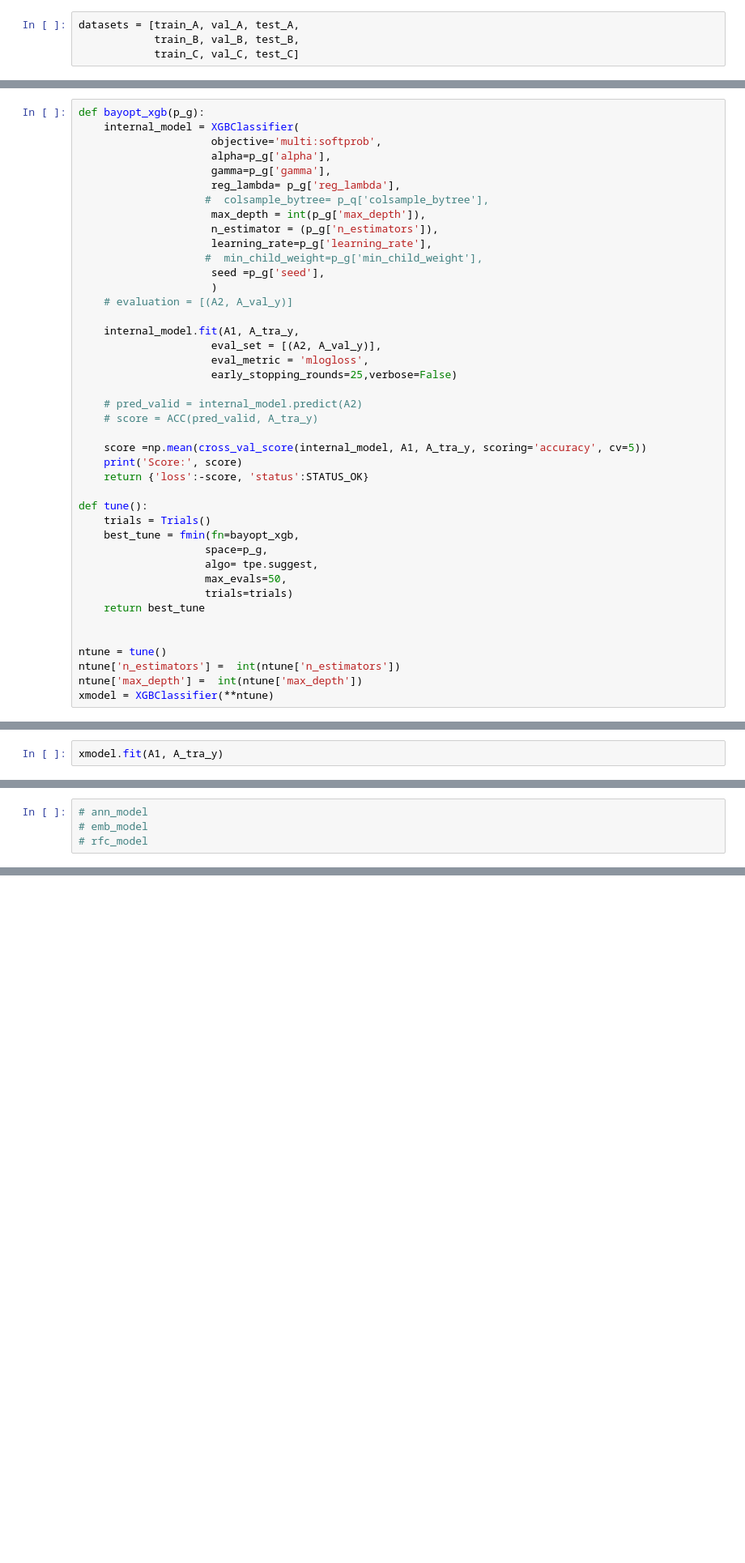
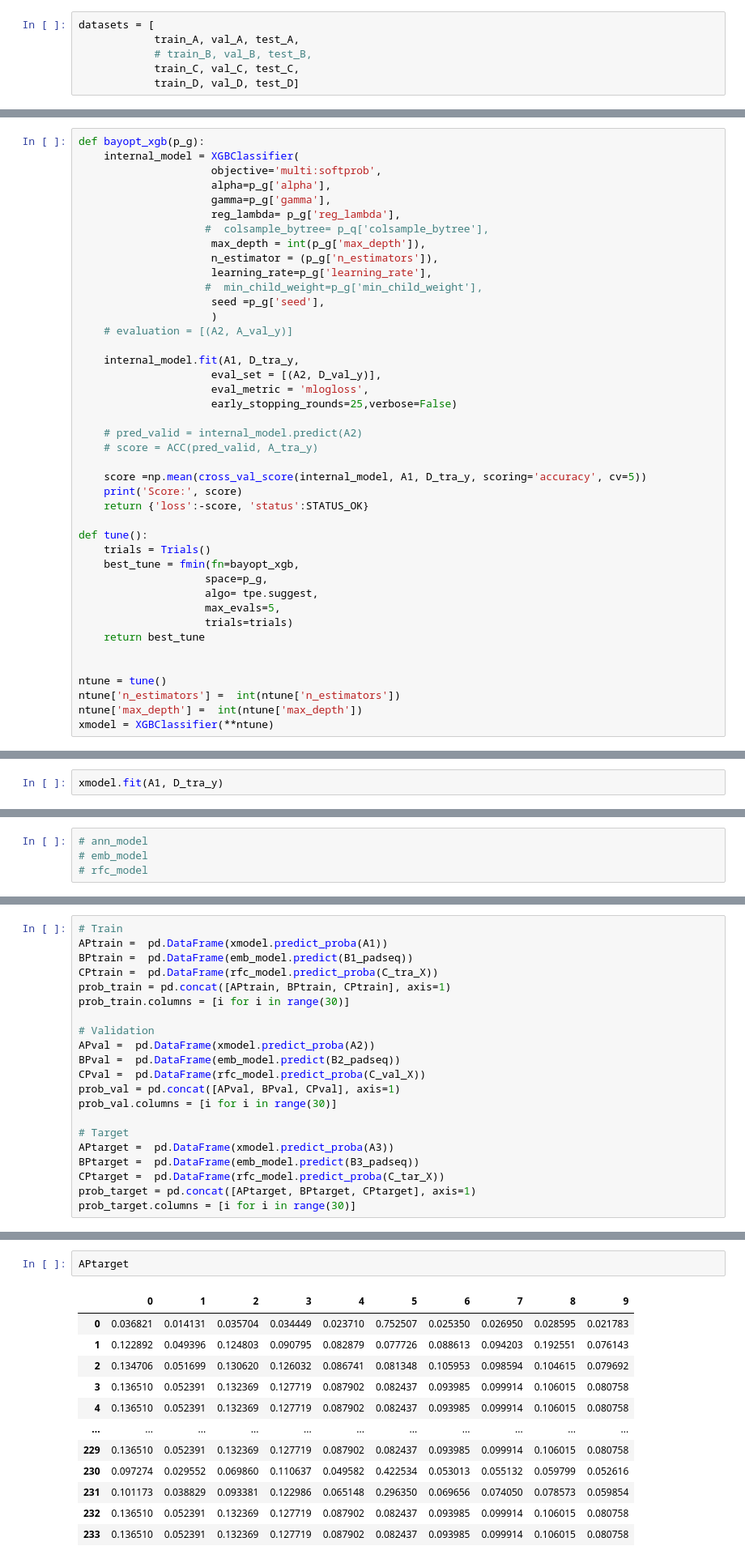
Before and after one commit to DataJakob/TDT4310-Intelligent-Textual-Analysis-And-Language-Understanding, a Jupyter notebook: model-and-eval.ipynb, the cells around one changed output, grey strips where cells are left out. Shown at 81% size. Drawn from its saved outputs; the diff is of its cells as text; blank space fills up the shorter version.

```diff
--- a/model-and-eval.ipynb
+++ b/model-and-eval.ipynb
@@ -33,6 +37,8 @@ test_C = pd.read_csv('data/test_C.csv')
 # %% [markdown]
 <h2> 2. Data preprocessing </h2>
 # %%
-datasets = [train_A, val_A, test_A,
-            train_B, val_B, test_B,
-            train_C, val_C, test_C]
+datasets = [
+            train_A, val_A, test_A,
+            # train_B, val_B, test_B,
+            train_C, val_C, test_C,
+            train_D, val_D, test_D]
@@ -217,15 +256,15 @@ def bayopt_xgb(p_g):
                      )
     # evaluation = [(A2, A_val_y)]
 
-    internal_model.fit(A1, A_tra_y,
-                     eval_set = [(A2, A_val_y)],
+    internal_model.fit(A1, D_tra_y,
+                     eval_set = [(A2, D_val_y)],
                      eval_metric = 'mlogloss',
                      early_stopping_rounds=25,verbose=False)
 
     # pred_valid = internal_model.predict(A2)
     # score = ACC(pred_valid, A_tra_y)
 
-    score =np.mean(cross_val_score(internal_model, A1, A_tra_y, scoring='accuracy', cv=5))
+    score =np.mean(cross_val_score(internal_model, A1, D_tra_y, scoring='accuracy', cv=5))
     print('Score:', score)
     return {'loss':-score, 'status':STATUS_OK}
 
@@ -234,7 +273,7 @@ def tune():
     best_tune = fmin(fn=bayopt_xgb,
                     space=p_g,
                     algo= tpe.suggest,
-                    max_evals=50,
+                    max_evals=5,
                     trials=trials)
     return best_tune
 
@@ -264,3 +296,3 @@ Score:
 # %%
-xmodel.fit(A1, A_tra_y)
+xmodel.fit(A1, D_tra_y)
 # %% [output]
@@ -596,0 +639,21 @@ ACC(final_preds, A_tar_y)
+# %%
+# Train
+APtrain =  pd.DataFrame(xmodel.predict_proba(A1))
+BPtrain =  pd.DataFrame(emb_model.predict(B1_padseq))
+CPtrain =  pd.DataFrame(rfc_model.predict_proba(C_tra_X))
+prob_train = pd.concat([APtrain, BPtrain, CPtrain], axis=1)
+prob_train.columns = [i for i in range(30)]
+
+# Validation
+APval =  pd.DataFrame(xmodel.predict_proba(A2))
+BPval =  pd.DataFrame(emb_model.predict(B2_padseq))
+CPval =  pd.DataFrame(rfc_model.predict_proba(C_val_X))
+prob_val = pd.concat([APval, BPval, CPval], axis=1)
+prob_val.columns = [i for i in range(30)]
+
+# Target
+APtarget =  pd.DataFrame(xmodel.predict_proba(A3))
+BPtarget =  pd.DataFrame(emb_model.predict(B3_padseq))
+CPtarget =  pd.DataFrame(rfc_model.predict_proba(C_tar_X))
+prob_target = pd.concat([APtarget, BPtarget, CPtarget], axis=1)
+prob_target.columns = [i for i in range(30)]
@@ -596,0 +715,15 @@ ACC(final_preds, A_tar_y)
+# %%
+APtarget
+# %% [output]
+|  | 0 | 1 | 2 | 3 | 4 | 5 | 6 | 7 | 8 | 9 |
+| 0 | 0.036821 | 0.014131 | 0.035704 | 0.034449 | 0.023710 | 0.752507 | 0.025350 | 0.026950 | 0.028595 | 0.021783 |
+| 1 | 0.122892 | 0.049396 | 0.124803 | 0.090795 | 0.082879 | 0.077726 | 0.088613 | 0.094203 | 0.192551 | 0.076143 |
+| 2 | 0.134706 | 0.051699 | 0.130620 | 0.126032 | 0.086741 | 0.081348 | 0.105953 | 0.098594 | 0.104615 | 0.079692 |
+| 3 | 0.136510 | 0.052391 | 0.132369 | 0.127719 | 0.087902 | 0.082437 | 0.093985 | 0.099914 | 0.106015 | 0.080758 |
+| 4 | 0.136510 | 0.052391 | 0.132369 | 0.127719 | 0.087902 | 0.082437 | 0.093985 | 0.099914 | 0.106015 | 0.080758 |
+| ... | ... | ... | ... | ... | ... | ... | ... | ... | ... | ... |
+| 229 | 0.136510 | 0.052391 | 0.132369 | 0.127719 | 0.087902 | 0.082437 | 0.093985 | 0.099914 | 0.106015 | 0.080758 |
+| 230 | 0.097274 | 0.029552 | 0.069860 | 0.110637 | 0.049582 | 0.422534 | 0.053013 | 0.055132 | 0.059799 | 0.052616 |
+| 231 | 0.101173 | 0.038829 | 0.093381 | 0.122986 | 0.065148 | 0.296350 | 0.069656 | 0.074050 | 0.078573 | 0.059854 |
+| 232 | 0.136510 | 0.052391 | 0.132369 | 0.127719 | 0.087902 | 0.082437 | 0.093985 | 0.099914 | 0.106015 | 0.080758 |
+| 233 | 0.136510 | 0.052391 | 0.132369 | 0.127719 | 0.087902 | 0.082437 | 0.093985 | 0.099914 | 0.106015 | 0.080758 |
```
Also changed, not shown: parts of 41 cells of this notebook, 3 other files.
